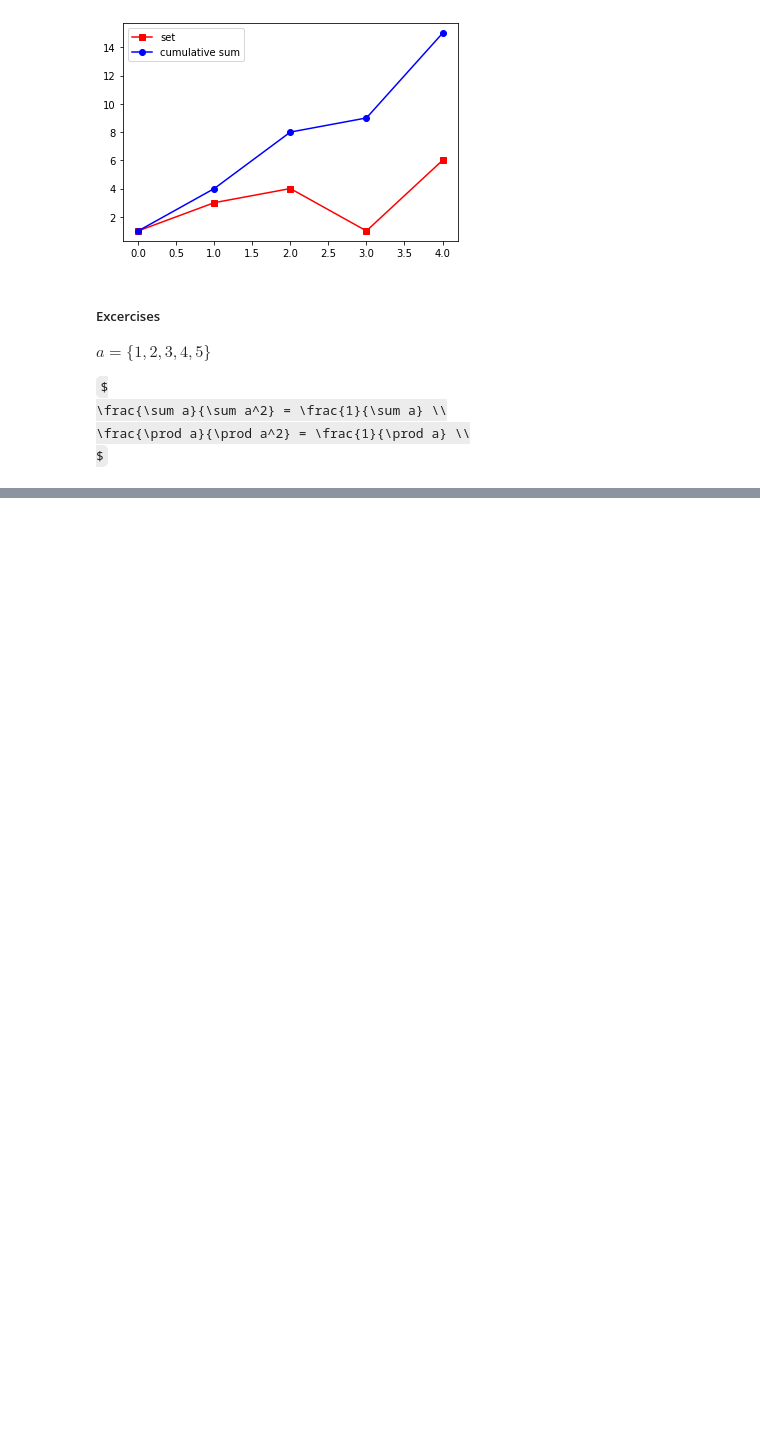
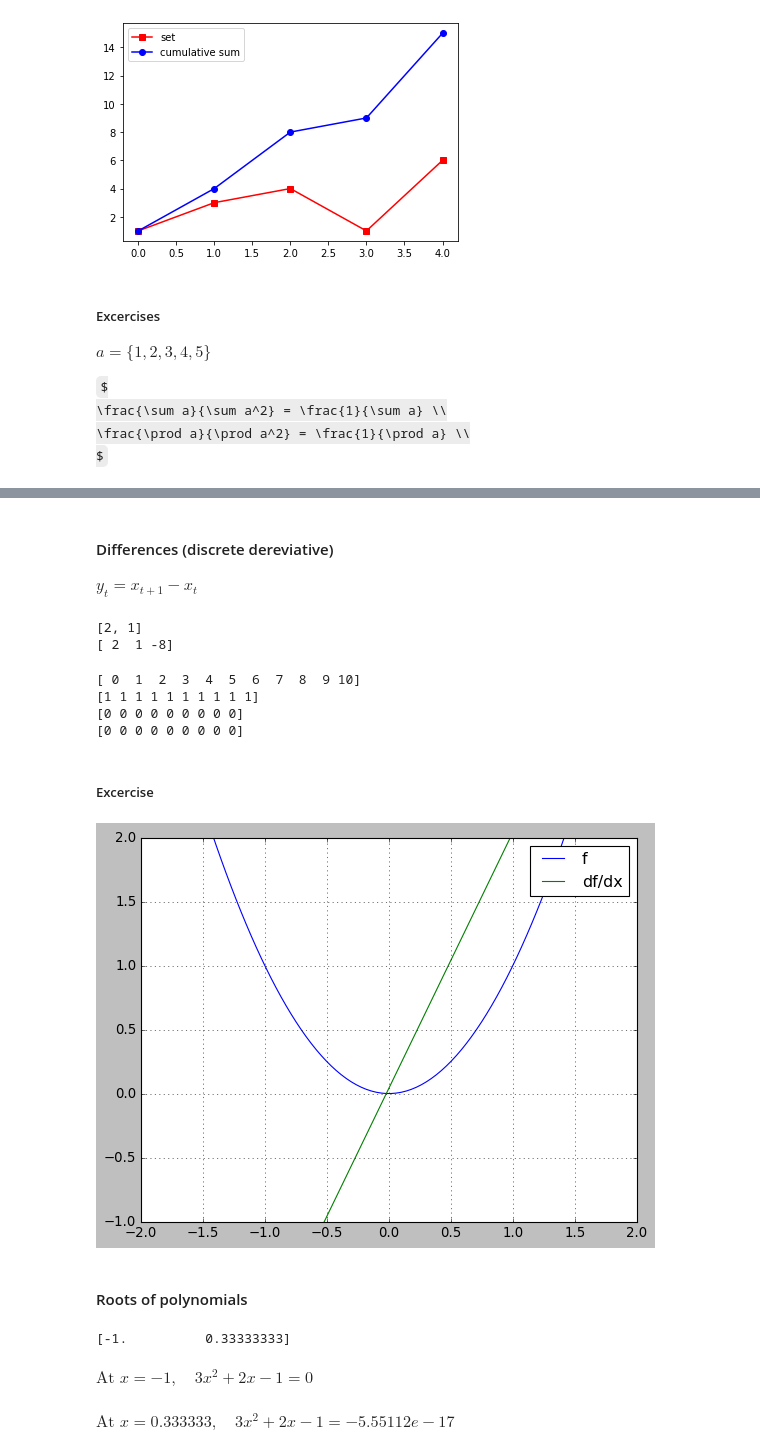
Before and after one commit to pawelztef/maths_pyt, a Jupyter notebook: algebra_2.ipynb, the cells around one changed output, grey strips where cells are left out. Cells and saved outputs as stored; diff of their text form; code cells hidden in the pictures; some formulas as TeX source; blank space fills up the shorter version.

```diff
--- a/algebra_2.ipynb
+++ b/algebra_2.ipynb
@@ -73,0 +81,50 @@ print((sum_arr/sum_arr2)-(1/sum_arr))
+# %% [markdown]
+#### Differences (discrete dereviative)
+
+$ y_t = x_{t+1} - x_t $
+# %%
+import numpy as np
+
+x = [1, 3, 4, -4]
+print([x[1] - x[0], x[2]-x[1]])
+print(np.diff(x))
+# %% [output]
+[2, 1]
+[ 2  1 -8]
+# %%
+v = np.arange(0, 11)
+print(v)
+print(np.diff(v))
+# '2' The number of times values are differenced
+print(np.diff(v,2))
+# is the same as
+print(np.diff(np.diff(v)))
+# %% [output]
+[ 0  1  2  3  4  5  6  7  8  9 10]
+[1 1 1 1 1 1 1 1 1 1]
+[0 0 0 0 0 0 0 0 0]
+[0 0 0 0 0 0 0 0 0]
+# %% [markdown]
+##### Excercise
+# %%
+import numpy as np
+import matplotlib.pyplot as plt
+from matplotlib import style
+style.use('classic')
+# %%
+x = np.linspace(-2, 2, 100)
+
+f = x**2
+df = np.diff(f)
+dx = np.diff(x)
+
+plt.plot(x, f, label='f')
+plt.plot(x[:-1], df/dx, label='df/dx')
+plt.axis([-2, 2, -1, 2])
+plt.grid()
+plt.legend()
+plt.show()
+# %% [output]
+[figure, added]
+# %% [markdown]
+#### Roots of polynomials
@@ -73,0 +135,21 @@ print((sum_arr/sum_arr2)-(1/sum_arr))
+# %%
+# the polynomial:
+# 3x^2 + 2x - 1
+
+# define of coefficients
+# order needs to be descending
+coefs = [3, 2, -1]
+
+roots = np.roots(coefs)
+print(roots)
+# %% [output]
+[-1.          0.33333333]
+# %%
+x = sym.symbols('x')
+pn = 3*x**2 + 2*x -1
+
+for i in roots:
+    display(Math('\\text{At }x = %g, \\quad %s = %g' %(i, sym.latex(pn), pn.subs(x,i))))
+# %% [output]
+$\displaystyle \text{At }x = -1, \quad 3 x^{2} + 2 x - 1 = 0$
+$\displaystyle \text{At }x = 0.333333, \quad 3 x^{2} + 2 x - 1 = -5.55112e-17$
```
Also changed, not shown: parts of 10 cells of this notebook.
